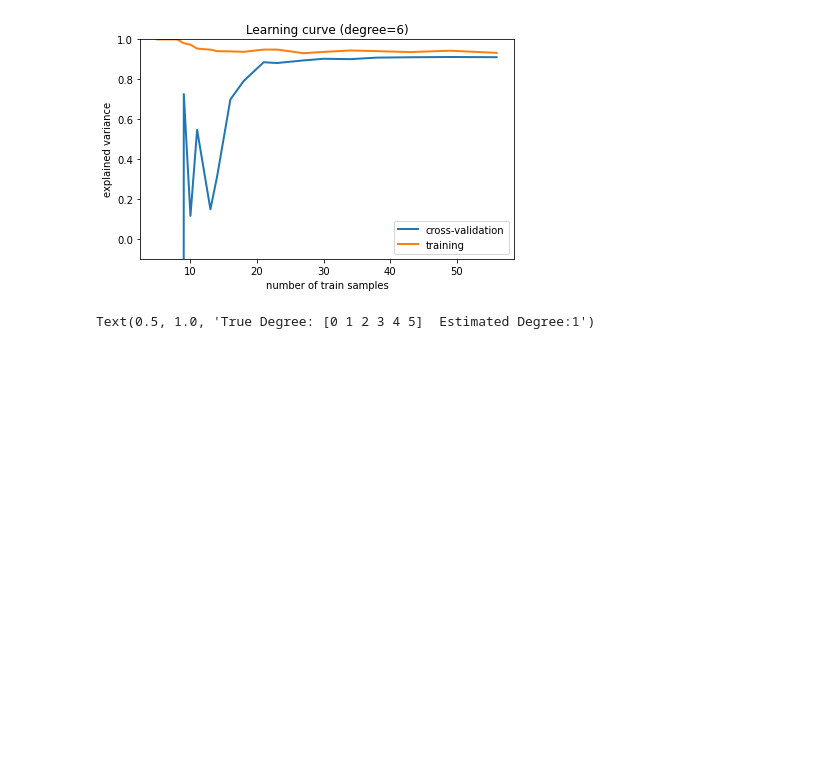
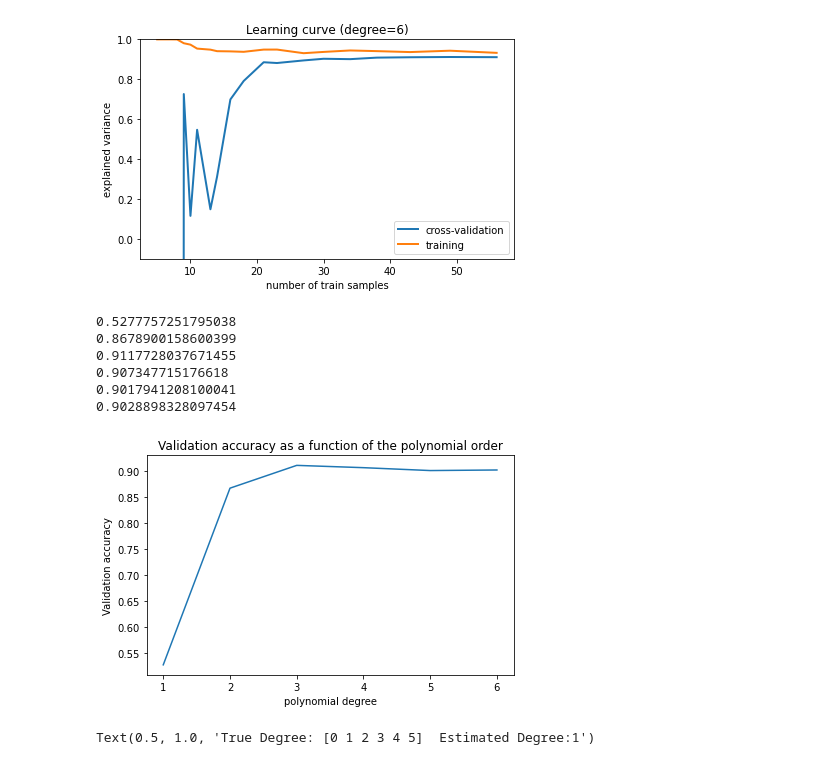
Before and after one commit to bgeven/8DM50_Group4, a Jupyter notebook: Assignment_week_2/Polynomial_Lieke.ipynb, the cells around one changed output. Drawn from its saved outputs; the diff is of its cells as text; code cells hidden in the pictures; blank space fills up the shorter version.

```diff
--- a/Assignment_week_2/Polynomial_Lieke.ipynb
+++ b/Assignment_week_2/Polynomial_Lieke.ipynb
@@ -239,6 +241,39 @@ plt.show()
 [figure]
 [figure]
 [figure]
+# %%
+# Plotting validation accuracy against degree of polynomial
+
+validation_Scores = []
+degrees = range(1, 7)
+
+for d in degrees:
+    model = make_pipeline(PolynomialFeatures(degree=d), LinearRegression())
+
+    from sklearn.model_selection import learning_curve
+    train_sizes, train_scores, validation_scores = learning_curve(
+        model, X_train[:, np.newaxis], y_train,
+        train_sizes=[30])  #np.logspace(-1, 0, 20)
+    print(sum(validation_scores[0])/len(validation_scores[0]))
+    validation = sum(validation_scores[0])/len(validation_scores[0])
+    validation_Scores.append(validation)
+
+plt.figure(figsize=(6, 4))
+plt.plot(degrees, validation_Scores)
+
+plt.xlabel('polynomial degree')
+plt.ylabel('Validation accuracy')
+plt.title('Validation accuracy as a function of the polynomial order')
+plt.tight_layout()
+plt.show()
+# %% [output]
+0.5277757251795038
+0.8678900158600399
+0.9117728037671455
+0.907347715176618
+0.9017941208100041
+0.9028898328097454
+[figure, added]
 # %%
 # Repeat this experiment, this time using the
 # diabetes dataset instead of the generated data.
```
Also changed, not shown: parts of 2 cells of this notebook.
